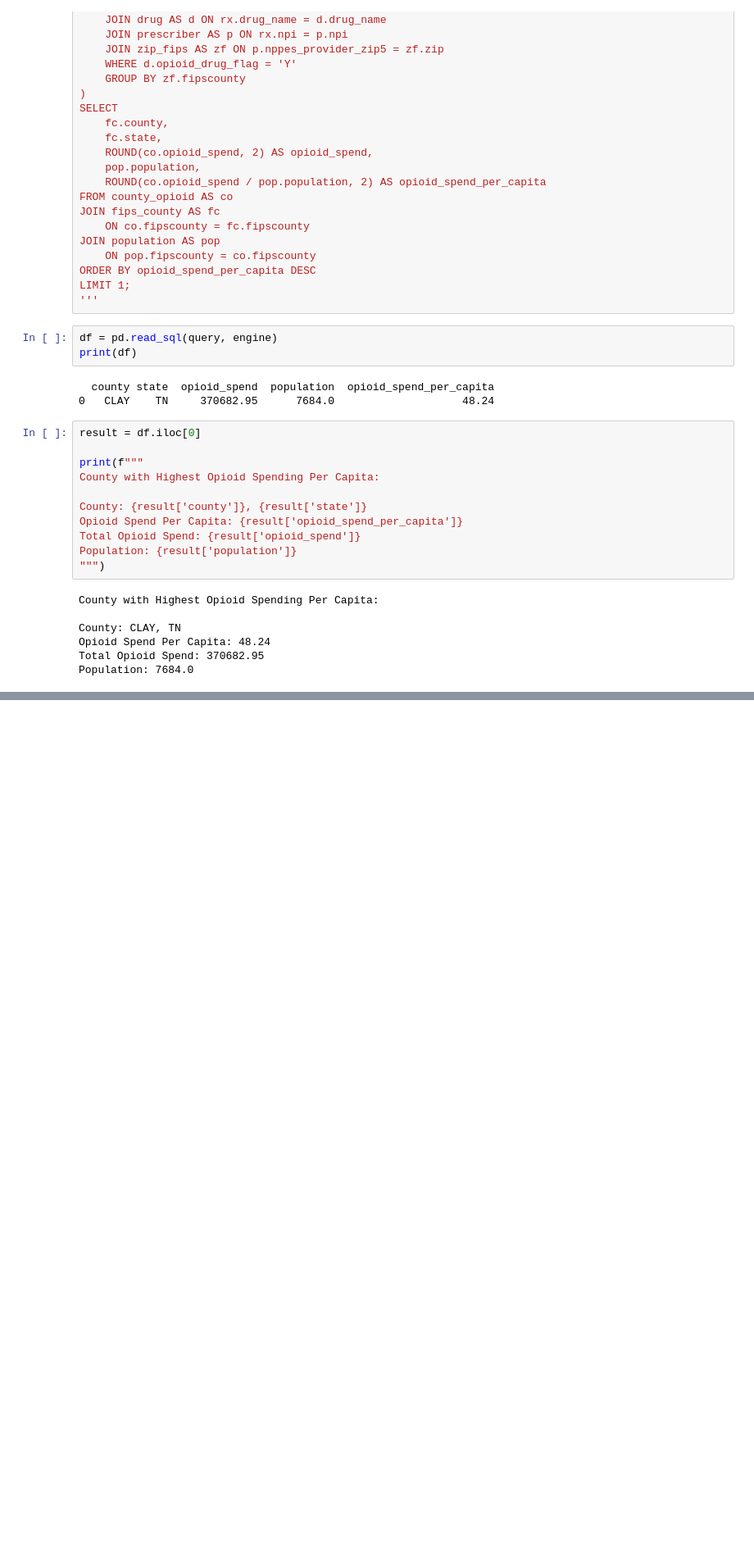
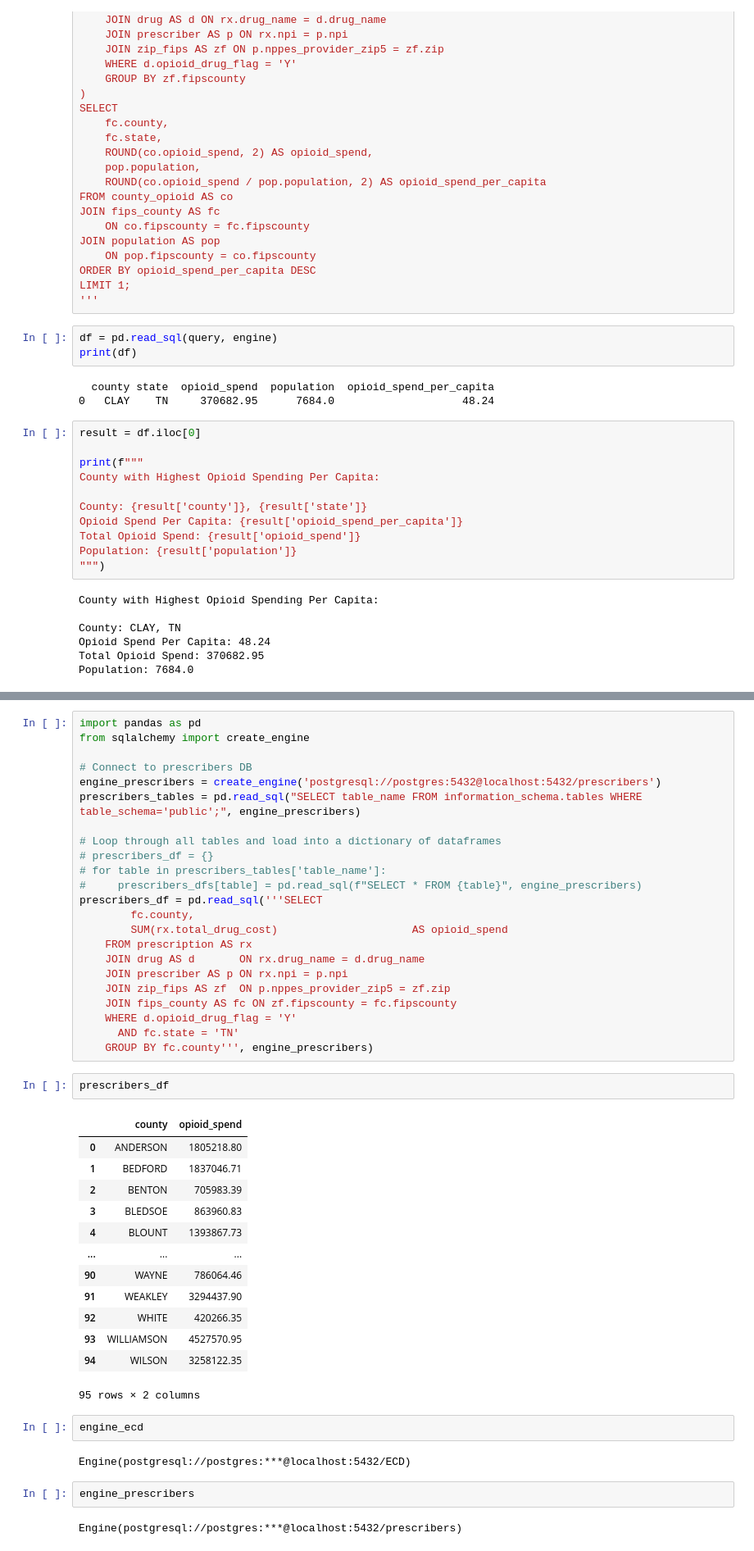
Before and after one commit to NewForce-Data-Cohort-12/prescriber-now-in-python-the-appalachian-undertakers, a Jupyter notebook: SQLgroupproject.ipynb, the cells around one changed output, grey strips where cells are left out. Shown at 82% size. Drawn from its saved outputs; the diff is of its cells as text; blank space fills up the shorter version.

```diff
--- a/SQLgroupproject.ipynb
+++ b/SQLgroupproject.ipynb
@@ -1272,0 +1215,47 @@ Population: 7684.0
+# %%
+import pandas as pd
+from sqlalchemy import create_engine
+
+# Connect to prescribers DB
+engine_prescribers = create_engine('postgresql://postgres:5432@localhost:5432/prescribers')
+prescribers_tables = pd.read_sql("SELECT table_name FROM information_schema.tables WHERE table_schema='public';", engine_prescribers)
+
+# Loop through all tables and load into a dictionary of dataframes
+# prescribers_df = {}
+# for table in prescribers_tables['table_name']:
+#     prescribers_dfs[table] = pd.read_sql(f"SELECT * FROM {table}", engine_prescribers)
+prescribers_df = pd.read_sql('''SELECT
+        fc.county,
+        SUM(rx.total_drug_cost)                     AS opioid_spend
+    FROM prescription AS rx
+    JOIN drug AS d       ON rx.drug_name = d.drug_name
+    JOIN prescriber AS p ON rx.npi = p.npi
+    JOIN zip_fips AS zf  ON p.nppes_provider_zip5 = zf.zip
+    JOIN fips_county AS fc ON zf.fipscounty = fc.fipscounty
+    WHERE d.opioid_drug_flag = 'Y'
+      AND fc.state = 'TN'
+    GROUP BY fc.county''', engine_prescribers)
+# %%
+prescribers_df
+# %% [output]
+|  | county | opioid_spend |
+| 0 | ANDERSON | 1805218.80 |
+| 1 | BEDFORD | 1837046.71 |
+| 2 | BENTON | 705983.39 |
+| 3 | BLEDSOE | 863960.83 |
+| 4 | BLOUNT | 1393867.73 |
+| ... | ... | ... |
+| 90 | WAYNE | 786064.46 |
+| 91 | WEAKLEY | 3294437.90 |
+| 92 | WHITE | 420266.35 |
+| 93 | WILLIAMSON | 4527570.95 |
+| 94 | WILSON | 3258122.35 |
+95 rows × 2 columns
+# %%
+engine_ecd
+# %% [output]
+Engine(postgresql://postgres:***@localhost:5432/ECD)
+# %%
+engine_prescribers
+# %% [output]
+Engine(postgresql://postgres:***@localhost:5432/prescribers)
```
Also changed, not shown: parts of 52 cells of this notebook.
